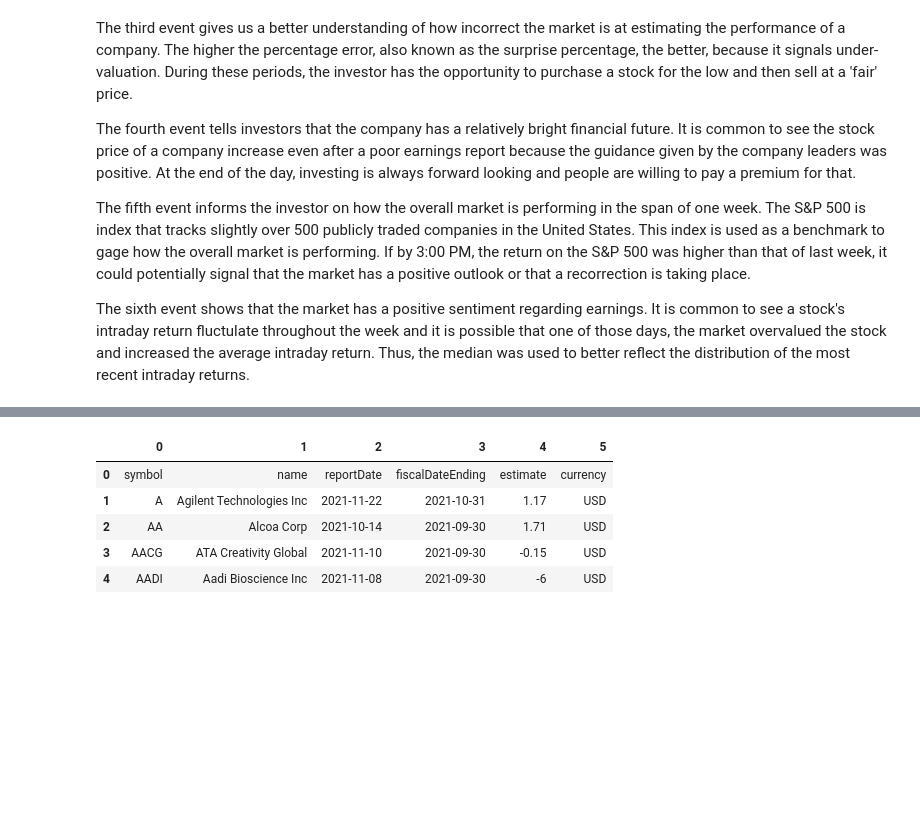
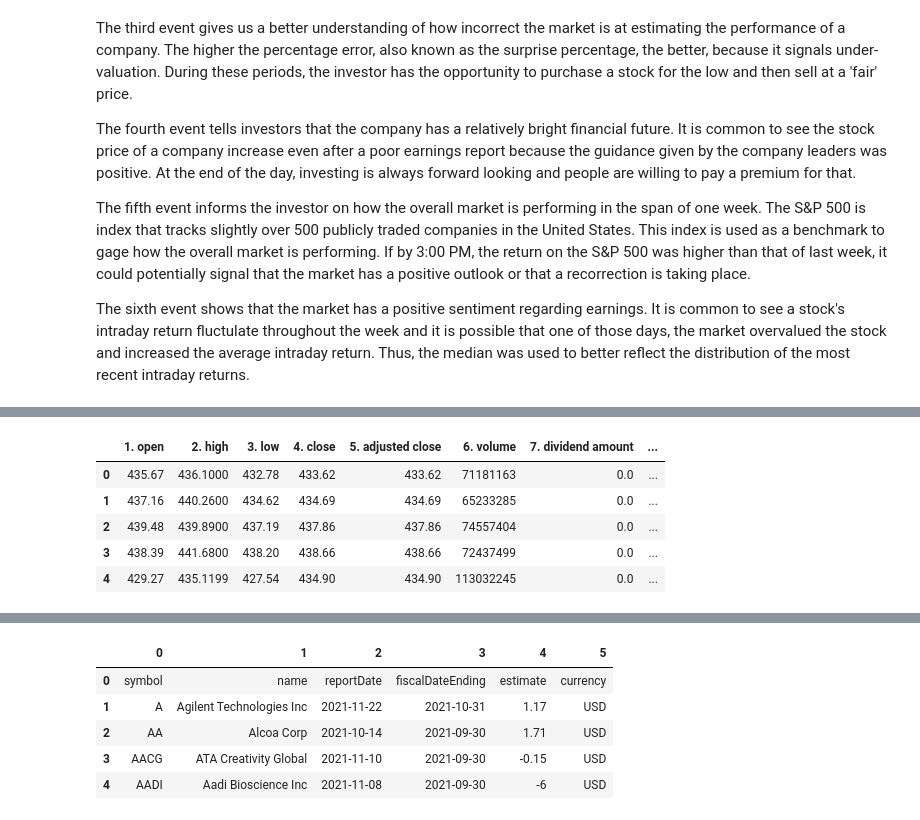
Before and after one commit to danielramirezjr1998/Data_Science_Projects, a Jupyter notebook: Naive Bayes Classifier/Naive Bayes in Finance.ipynb, the cells around one changed output, grey strips where cells are left out. Saved outputs shown, nothing was run; the diff lists cells and outputs as text; code cells hidden in the pictures; blank space fills up the shorter version.

```diff
--- a/Naive Bayes Classifier/Naive Bayes in Finance.ipynb
+++ b/Naive Bayes Classifier/Naive Bayes in Finance.ipynb
@@ -1043,0 +244,15 @@ Name: class_variable, dtype: int32
+# %%
+api_key = 'TQ6TR98HVUPE3L9Z'
+data_of_interest = '3'
+symbol = 'SPY'
+date_of_interest = '2021-10-13'
+
+alphaSPY  = alphaDataRetriever(api_key,data_of_interest,symbol,date_of_interest)
+alphaSPY.head()
+# %% [output]
+|  | 1. open | 2. high | 3. low | 4. close | 5. adjusted close | 6. volume | 7. dividend amount | ... |
+| 0 | 435.67 | 436.1000 | 432.78 | 433.62 | 433.62 | 71181163 | 0.0 | ... |
+| 1 | 437.16 | 440.2600 | 434.62 | 434.69 | 434.69 | 65233285 | 0.0 | ... |
+| 2 | 439.48 | 439.8900 | 437.19 | 437.86 | 437.86 | 74557404 | 0.0 | ... |
+| 3 | 438.39 | 441.6800 | 438.20 | 438.66 | 438.66 | 72437499 | 0.0 | ... |
+| 4 | 429.27 | 435.1199 | 427.54 | 434.90 | 434.90 | 113032245 | 0.0 | ... |
```
Also changed, not shown: parts of 53 cells of this notebook.
